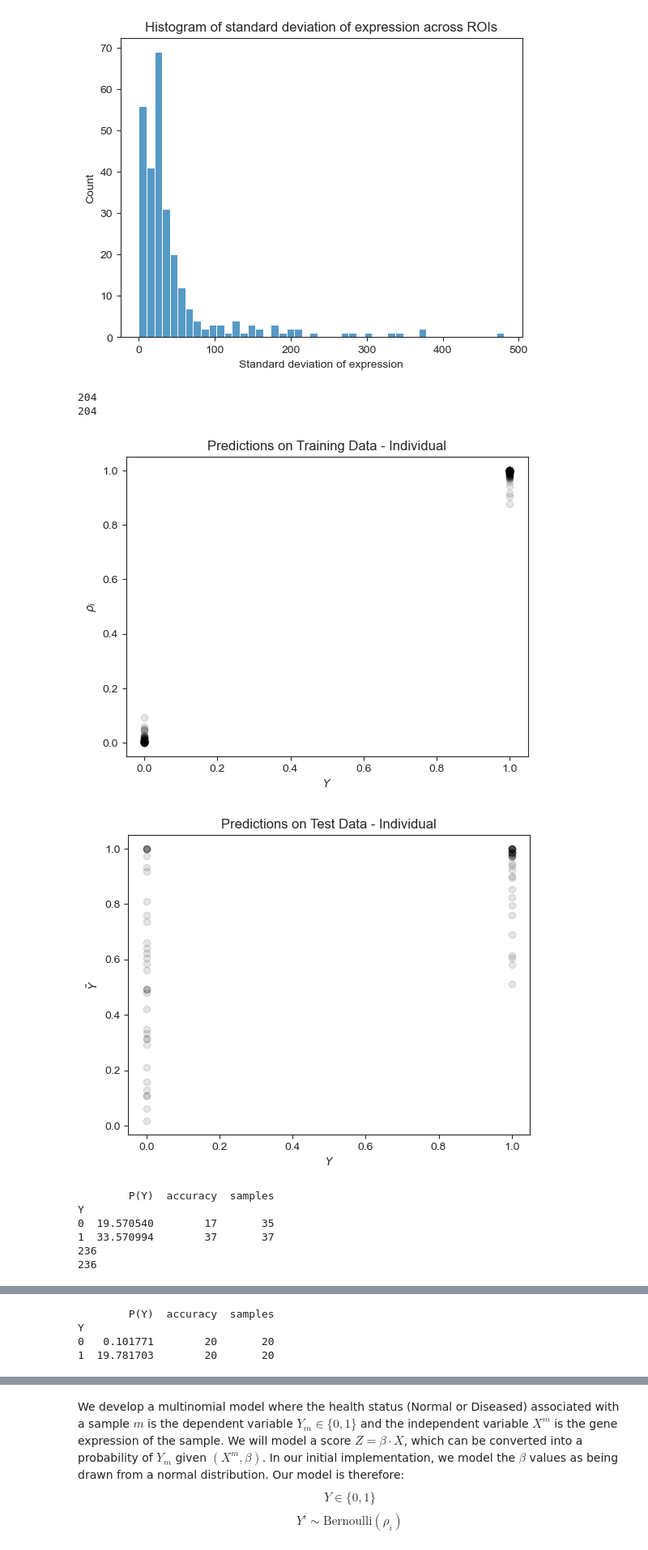
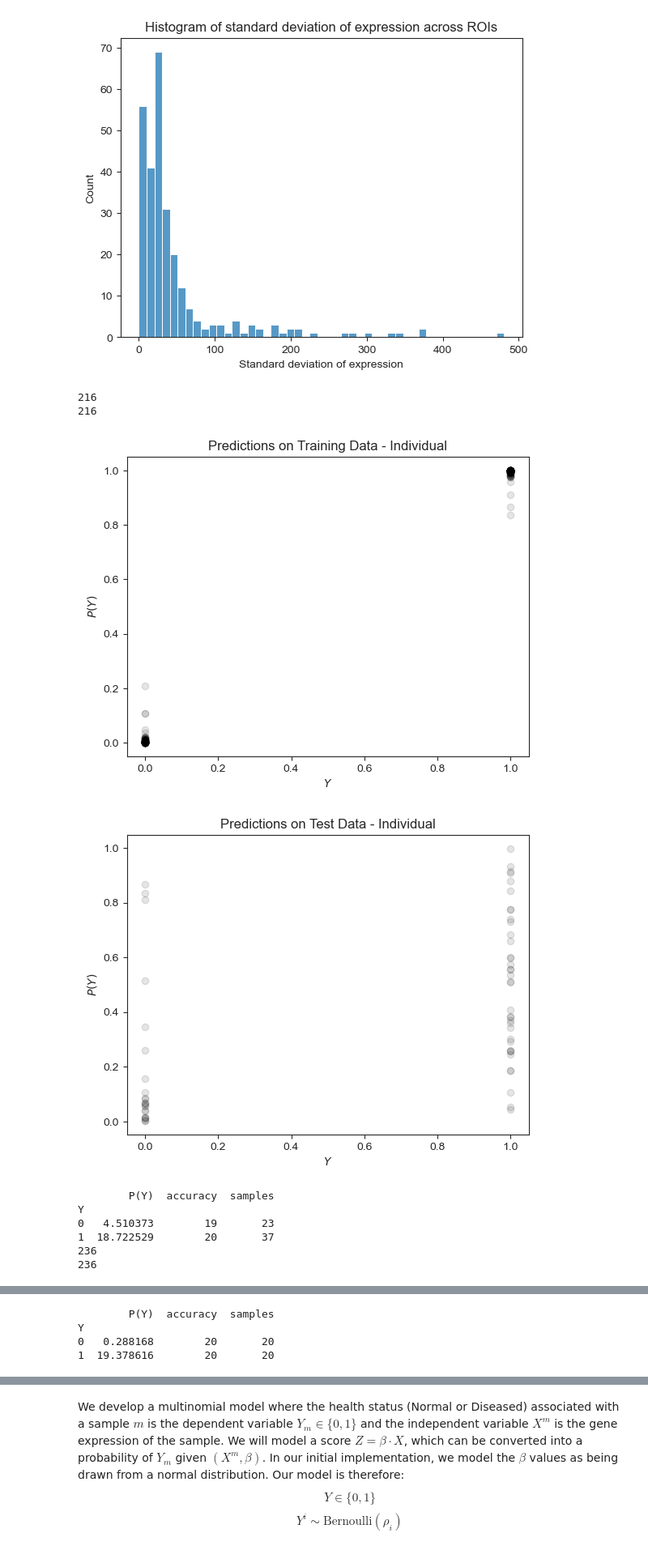
Before and after one commit to CamLunn/Bayesian-Logistic-Regression-Kidney-Disease, a Jupyter notebook: model_notebook_1.ipynb, the cells around one changed output, grey strips where cells are left out. Shown at 81% size. Cells and saved outputs as stored; diff of their text form; code cells hidden in the pictures.

Commit message:
Updates to the notebook. New plots.

```diff
--- a/model_notebook_1.ipynb
+++ b/model_notebook_1.ipynb
@@ -75,7 +75,7 @@ plt.show()
 [figure]
 [figure]
 # %%
-def prepare_and_save_data(test_individuals=['disease2B', 'normal2B'], normalization='z-score'):
+def prepare_and_save_data(test_individuals=['disease2B', 'normal4'], normalization='z-score'):
     # Option 0: Remove test subjects from the data
     if len(test_individuals) > 0:
         test_ROIs = meta_df[meta_df['slide name'].isin(test_individuals)]['ROI'].values
@@ -151,42 +151,42 @@ def visualize_results(data, test_X, test_Y, suffix='_indv', plot_suffix=''):
     Y_tilde = np.exp(z) / (1 + np.exp(z))
     print(len(data['Y']))
     print(len(Y_tilde))
     plt.scatter(data['Y'], Y_tilde, color='k', alpha=0.1, zorder=-10)
-    plt.ylabel(r'$\rho_i$')
+    plt.ylabel(r'$P(Y)$')
     plt.xlabel(r'$Y$')
     plt.title(f"Predictions on Training Data{plot_suffix}")
     plt.show()
 
     scaled = [np.array(t_betas) * x[:] for x in test_X]
     z = [t_out['alpha'][0] + sum(s) for s in scaled]
     Y_tilde = np.exp(z) / (1 + np.exp(z))
     plt.scatter(test_Y, Y_tilde, color='k', alpha=0.1, zorder=-10)
-    plt.ylabel(r'$\tilde{Y}$')
+    plt.ylabel(r'$P(Y)$')
     plt.xlabel(r'$Y$')
     # plt.yscale('log')
     plt.title(f"Predictions on Test Data{plot_suffix}")
     plt.show()
 
     accuracy = []
     for i in range(len(Y_tilde)):
         if Y_tilde[i] > 0.5:
             accuracy.append(1 if test_Y[i] == 1 else 0)
         else:
             accuracy.append(1 if test_Y[i] == 0 else 0)
     summary_table = pd.DataFrame({'Y': test_Y, 'P(Y)': Y_tilde, 'accuracy': accuracy, 'samples': 1})
     s_g = summary_table.groupby('Y').sum()
     print(s_g)
 
 visualize_results(data_indv, test_X_indv, test_Y_indv, suffix='_indv', plot_suffix=' - Individual')
 visualize_results(data_rand, test_X_rand, test_Y_rand, suffix='_random_20', plot_suffix=' - Random')
 # %% [output]
-204
-204
+216
+216
-[figure, old version]
+[figure, new version]
-[figure, old version]
+[figure, new version]
         P(Y)  accuracy  samples
 Y
-0  19.570540        17       35
-1  33.570994        37       37
+0   4.510373        19       23
+1  18.722529        20       37
 236
 236
@@ -195,4 +195,4 @@ Y
         P(Y)  accuracy  samples
 Y
-0   0.101771        20       20
-1  19.781703        20       20
+0   0.288168        20       20
+1  19.378616        20       20
```
Also changed, not shown: parts of 2 cells of this notebook, 8 other files.
